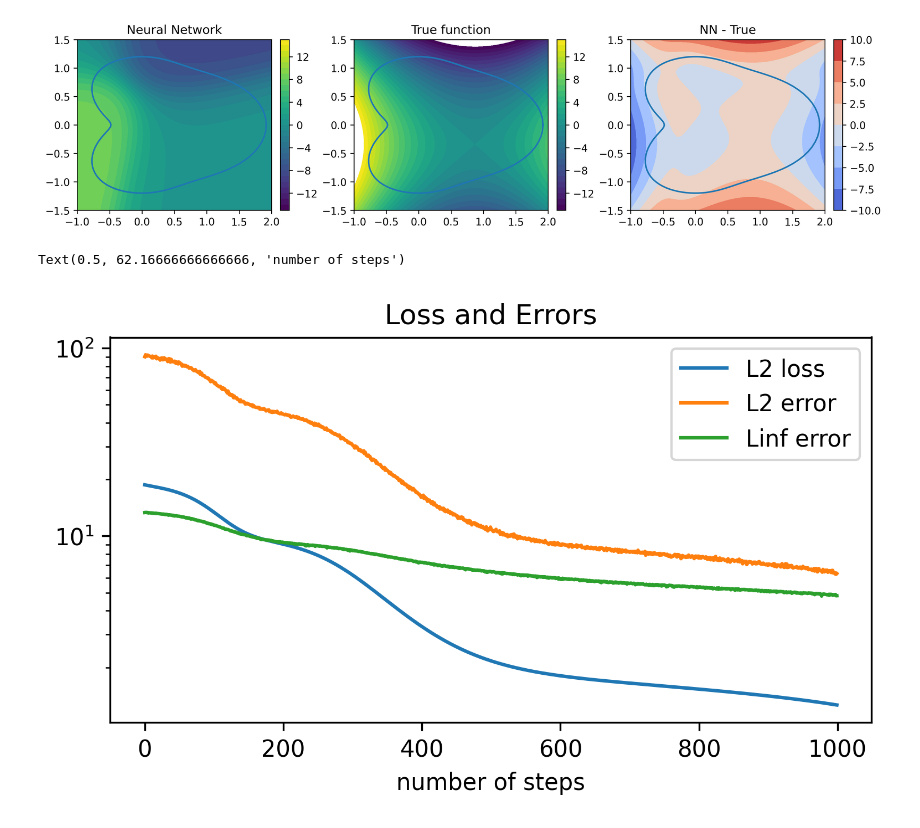
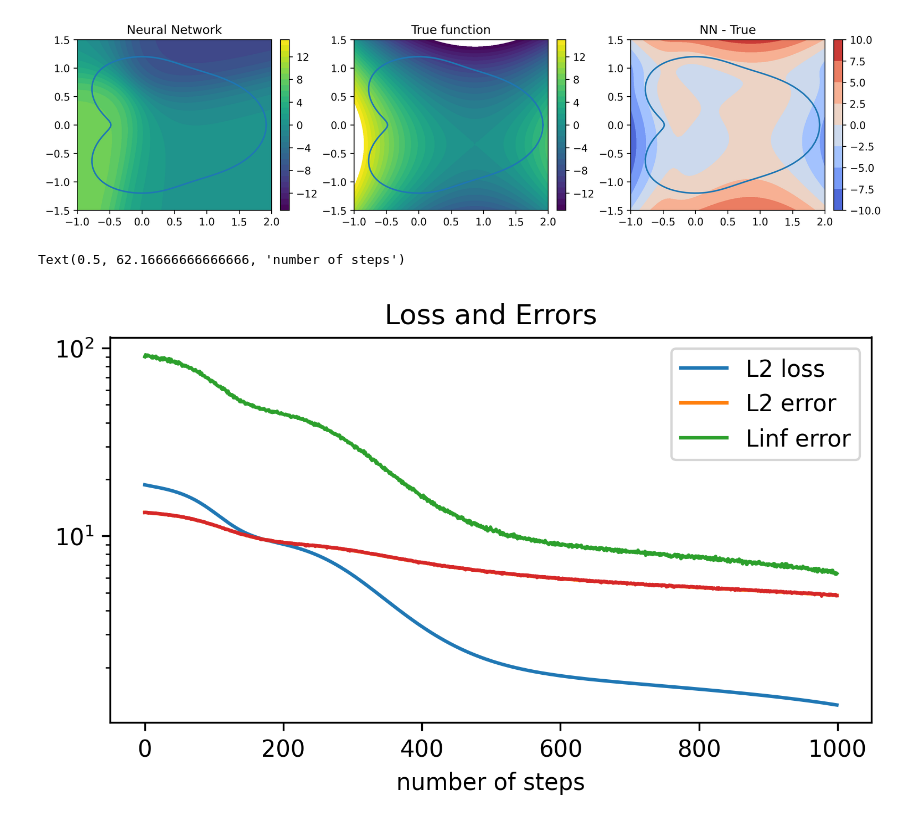
Before and after one commit to mskPark/DRLPDE, a Jupyter notebook: test_plot.ipynb, the cells around one changed output. Drawn from its saved outputs; the diff is of its cells as text; code cells hidden in the pictures.

```diff
--- a/test_plot.ipynb
+++ b/test_plot.ipynb
@@ -219,34 +219,36 @@ mpl.rcParams['figure.dpi'] = 300
 
 test = 'Test1A'
 
 with open('experiments/' + test + '_parameters.pickle', 'rb') as f:
     parameters = pickle.load(f)
 
 with open('experiments/'  + test + '_losserror.pickle', 'rb') as f:
     loss_error = pickle.load(f)
 
 steps = range(int(parameters['trainingsteps']))
 L2loss = loss_error['loss']['L2 interior loss']
+Linfloss = loss_error['loss']['Linf interior loss']
 L2error = loss_error['errors']['L2 error']
 Linferror = loss_error['errors']['Linf error']
 
 fig, ax = plt.subplots(nrows=1, ncols=1, figsize=[6.4, 4])
 
 plt.tight_layout(pad=5.0)
 
 ax.set_title('Loss and Errors')
 
 ax.semilogy(steps, L2loss)
+ax.semilogy(steps, Linfloss)
 ax.semilogy(steps, L2error)
 ax.semilogy(steps, Linferror)
 ax.legend(['L2 loss', 'L2 error', 'Linf error'])
 ax.set_xlabel('number of steps')
 
 #ax[1].set_title('Comparing L2 loss and L2 error')
 #ax[1].semilogy(steps, np.abs( 5.1148*L2loss - L2error) )
 # %% [output]
 Text(0.5, 62.16666666666666, 'number of steps')
-[figure, old version]
+[figure, new version]
 # %%
 # Plot Test B: (Final Errors and Losses) vs Number of Points
 
```
Also changed, not shown: parts of 1 cell of this notebook, 14 other files.
